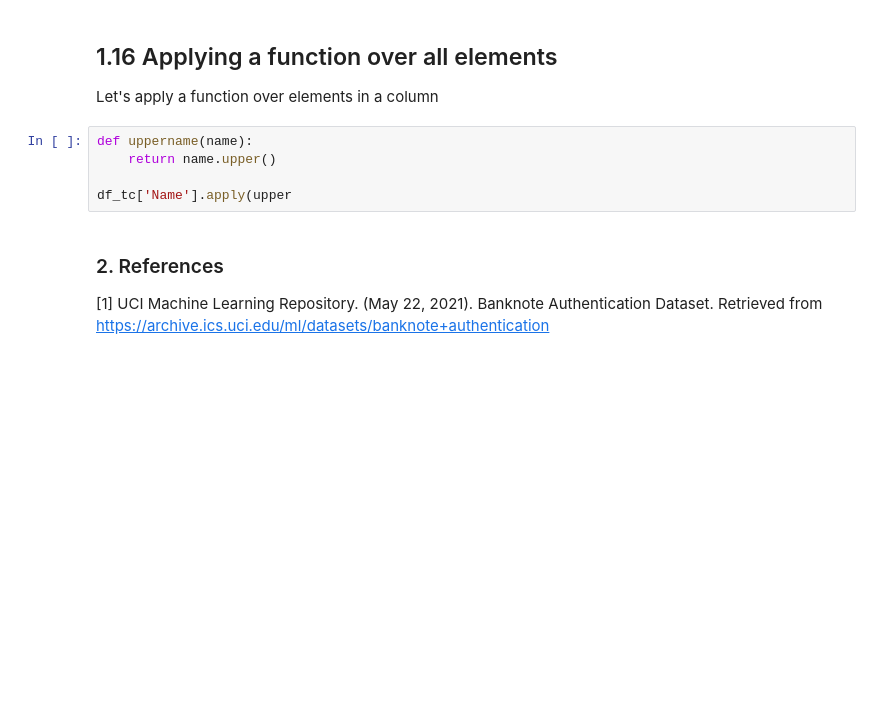
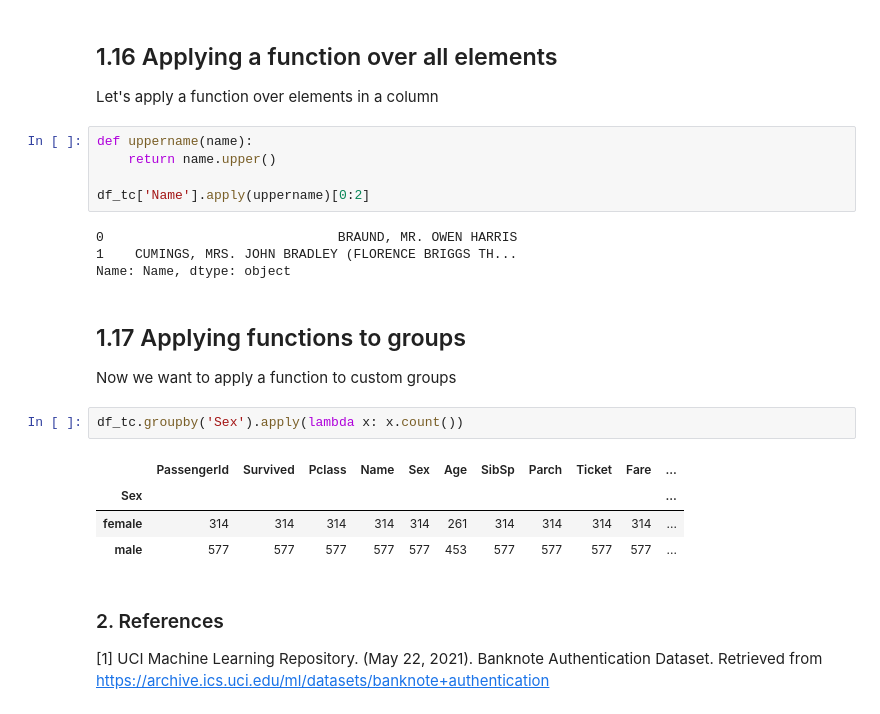
Before and after one commit to alexismenanieves/Pandas_Practice, a Jupyter notebook: Pandas_Practice_Notebook.ipynb, the cells around one changed output. Saved outputs shown, nothing was run; the diff lists cells and outputs as text; blank space fills up the shorter version.

Commit message:
Add lambda example

```diff
--- a/Pandas_Practice_Notebook.ipynb
+++ b/Pandas_Practice_Notebook.ipynb
@@ -474,7 +474,21 @@ Let's apply a function over elements in a column
 def uppername(name):
     return name.upper()
 
-df_tc['Name'].apply(upper
+df_tc['Name'].apply(uppername)[0:2]
+# %% [output]
+0                              BRAUND, MR. OWEN HARRIS
+1    CUMINGS, MRS. JOHN BRADLEY (FLORENCE BRIGGS TH...
+Name: Name, dtype: object
+# %% [markdown]
+## 1.17 Applying functions to groups
+Now we want to apply a function to custom groups
+# %%
+df_tc.groupby('Sex').apply(lambda x: x.count())
+# %% [output]
+|  | PassengerId | Survived | Pclass | Name | Sex | Age | SibSp | Parch | Ticket | Fare | ... |
+| Sex |  |  |  |  |  |  |  |  |  |  | ... |
+| female | 314 | 314 | 314 | 314 | 314 | 261 | 314 | 314 | 314 | 314 | ... |
+| male | 577 | 577 | 577 | 577 | 577 | 453 | 577 | 577 | 577 | 577 | ... |
 # %% [markdown]
 ### 2. References
 
```
